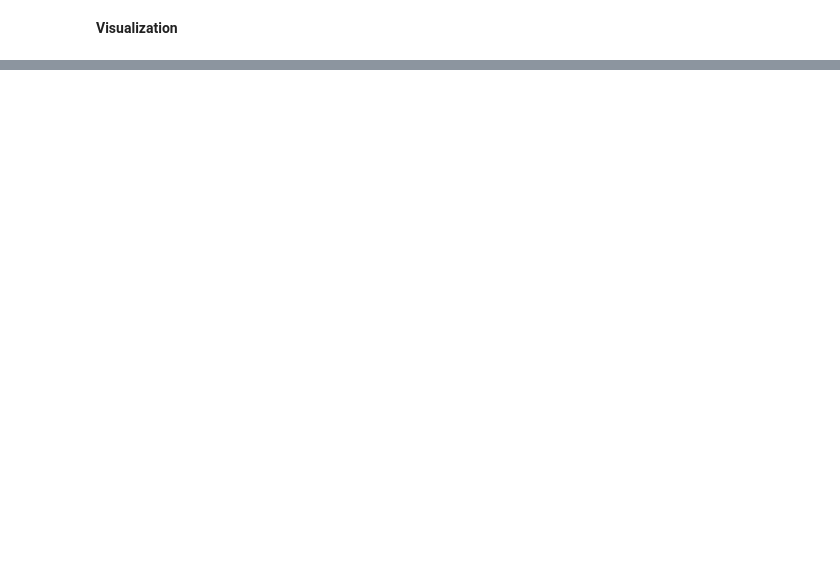
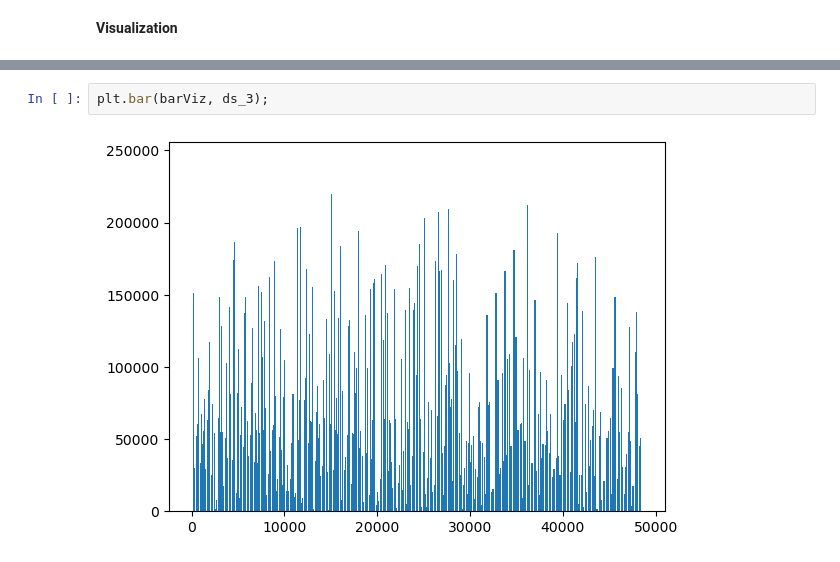
Before and after one commit to Edy-Mochamad/Analysis-Ecommers, a Jupyter notebook: ecommers.ipynb, the cells around one changed output, grey strips where cells are left out. Saved outputs shown, nothing was run; the diff lists cells and outputs as text; blank space fills up the shorter version.

```diff
--- a/ecommers.ipynb
+++ b/ecommers.ipynb
@@ -109,0 +128,4 @@ ds_1
+# %%
+plt.bar(barViz, ds_3);
+# %% [output]
+[figure, added]
```
Also changed, not shown: parts of 2 cells of this notebook.
